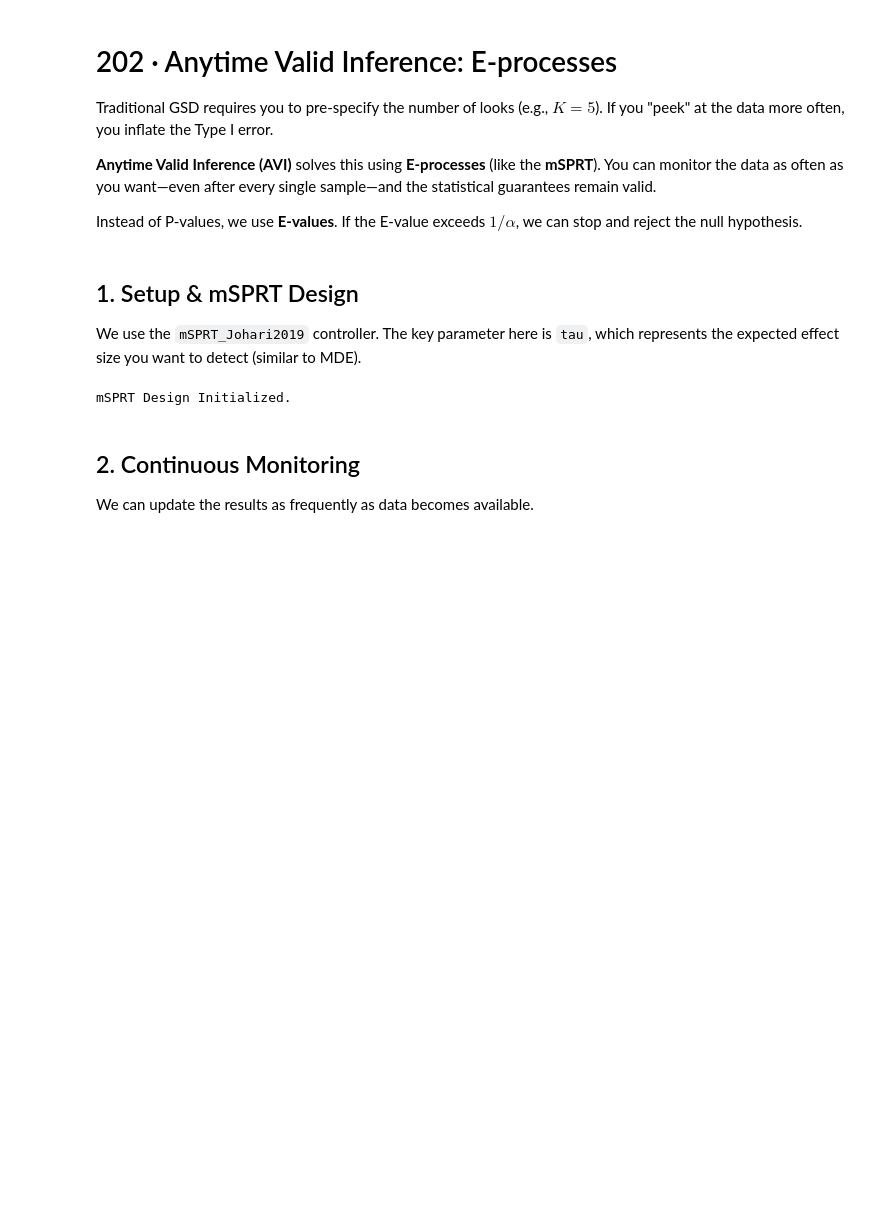
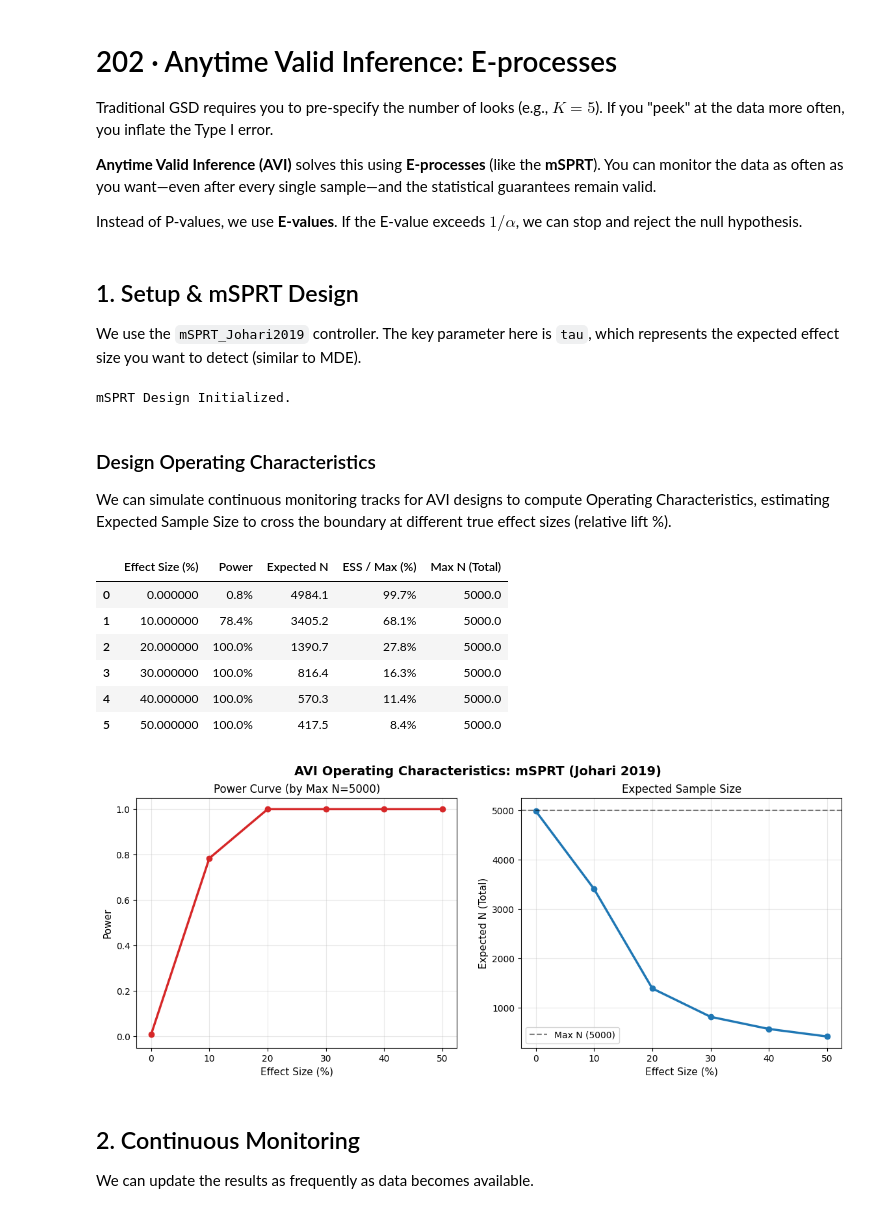
Before and after one commit to early-sign/EarlySign, a Jupyter notebook: docs/source/tutorial/202_e_process_monitoring.ipynb, the cells around one changed output. Cells and saved outputs as stored; diff of their text form; code cells hidden in the pictures; blank space fills up the shorter version.

Commit message:
Enhance visualization

```diff
--- a/docs/source/tutorial/202_e_process_monitoring.ipynb
+++ b/docs/source/tutorial/202_e_process_monitoring.ipynb
@@ -35,6 +35,25 @@ trial.set_protocol(protocol)
 print("mSPRT Design Initialized.")
 # %% [output]
 mSPRT Design Initialized.
+# %% [markdown]
+### Design Operating Characteristics
+
+We can simulate continuous monitoring tracks for AVI designs to compute Operating Characteristics, estimating Expected Sample Size to cross the boundary at different true effect sizes (relative lift %).
+# %%
+from earlysign.methods.AVI.reporting import visualize_avi_design
+
+res = visualize_avi_design(protocol, effect_sizes=[0.0, 10.0, 20.0, 30.0, 40.0, 50.0])
+display(res["summary"])
+display(res["figure"])
+# %% [output]
+|  | Effect Size (%) | Power | Expected N | ESS / Max (%) | Max N (Total) |
+| 0 | 0.000000 | 0.8% | 4984.1 | 99.7% | 5000.0 |
+| 1 | 10.000000 | 78.4% | 3405.2 | 68.1% | 5000.0 |
+| 2 | 20.000000 | 100.0% | 1390.7 | 27.8% | 5000.0 |
+| 3 | 30.000000 | 100.0% | 816.4 | 16.3% | 5000.0 |
+| 4 | 40.000000 | 100.0% | 570.3 | 11.4% | 5000.0 |
+| 5 | 50.000000 | 100.0% | 417.5 | 8.4% | 5000.0 |
+[figure, added]
 # %% [markdown]
 ## 2. Continuous Monitoring
 
```
Also changed, not shown: parts of 5 cells of this notebook, 7 other files.
